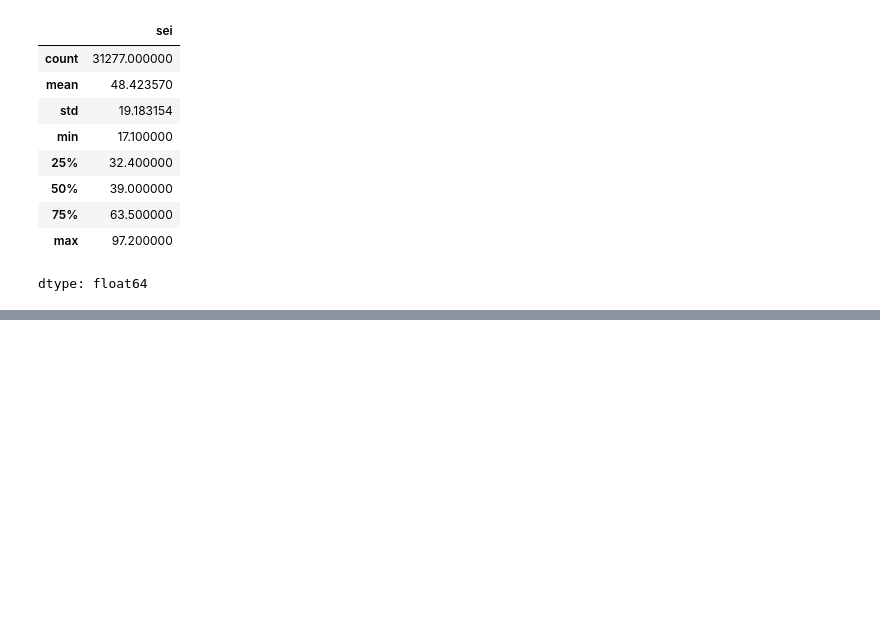
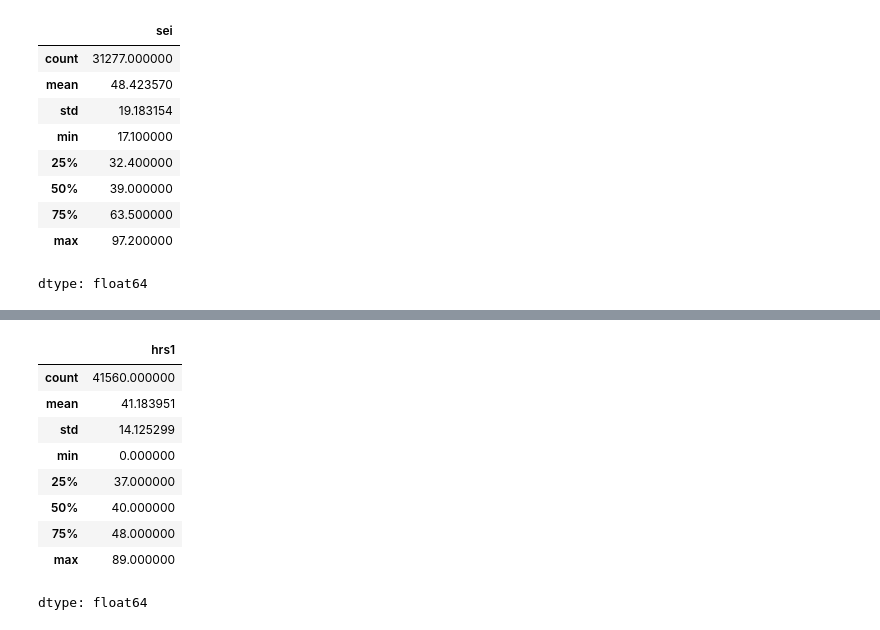
Before and after one commit to fwx5ax/Final-Project-DS3001, a Jupyter notebook: Project.ipynb, the cells around one changed output, grey strips where cells are left out. Saved outputs shown, nothing was run; the diff lists cells and outputs as text; code cells hidden in the pictures; blank space fills up the shorter version.

```diff
--- a/Project.ipynb
+++ b/Project.ipynb
@@ -263,0 +301,3 @@ dtype: float64
+# %%
+gss = gss.drop(columns=['raceacs1', 'raceacs2', 'raceacs3','raceacs16'])
+# these race dummy variables are not needed and can be created by us if we want them
@@ -263,0 +350,13 @@ dtype: float64
+# %%
+gss['hrs1'].describe()
+# %% [output]
+|  | hrs1 |
+| count | 41560.000000 |
+| mean | 41.183951 |
+| std | 14.125299 |
+| min | 0.000000 |
+| 25% | 37.000000 |
+| 50% | 40.000000 |
+| 75% | 48.000000 |
+| max | 89.000000 |
+dtype: float64
```
Also changed, not shown: parts of 12 cells of this notebook.
